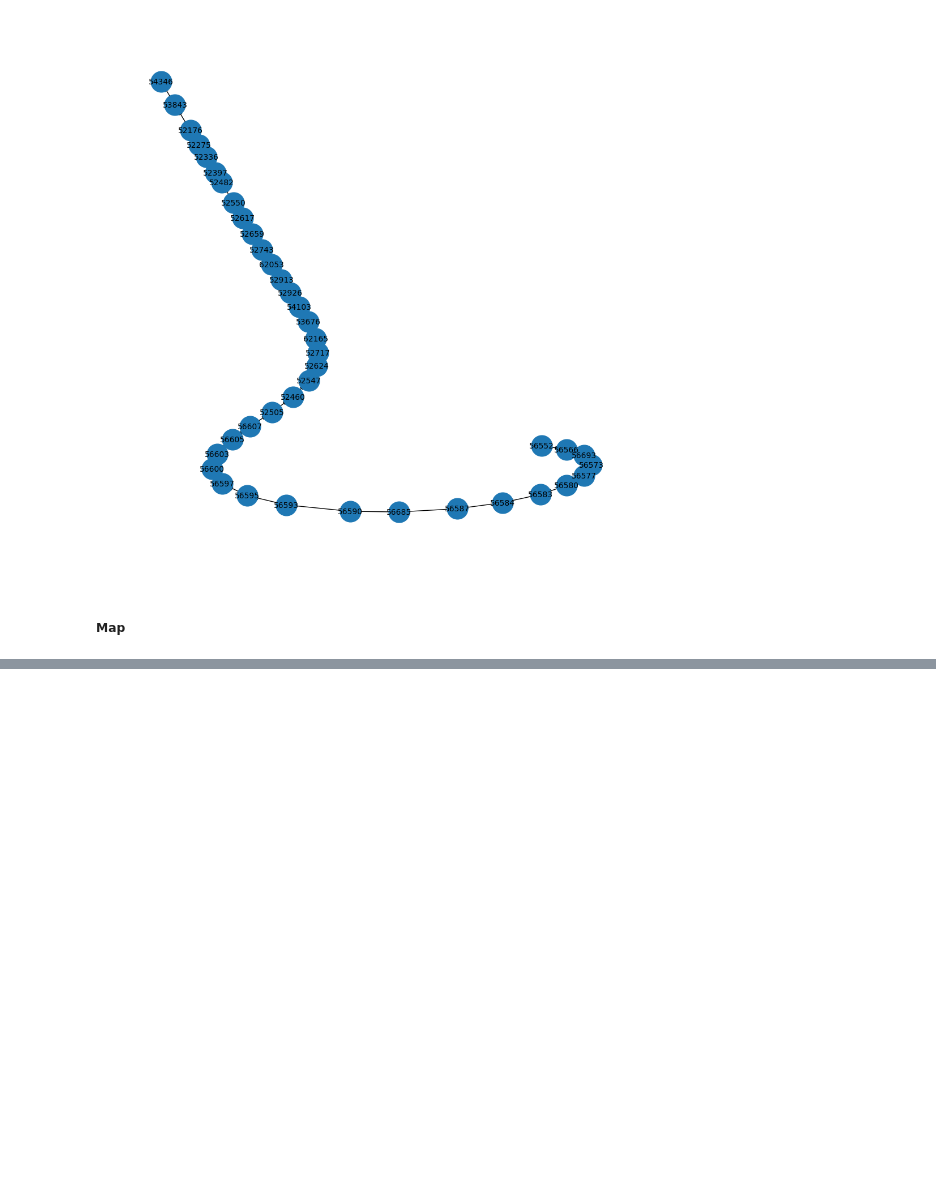
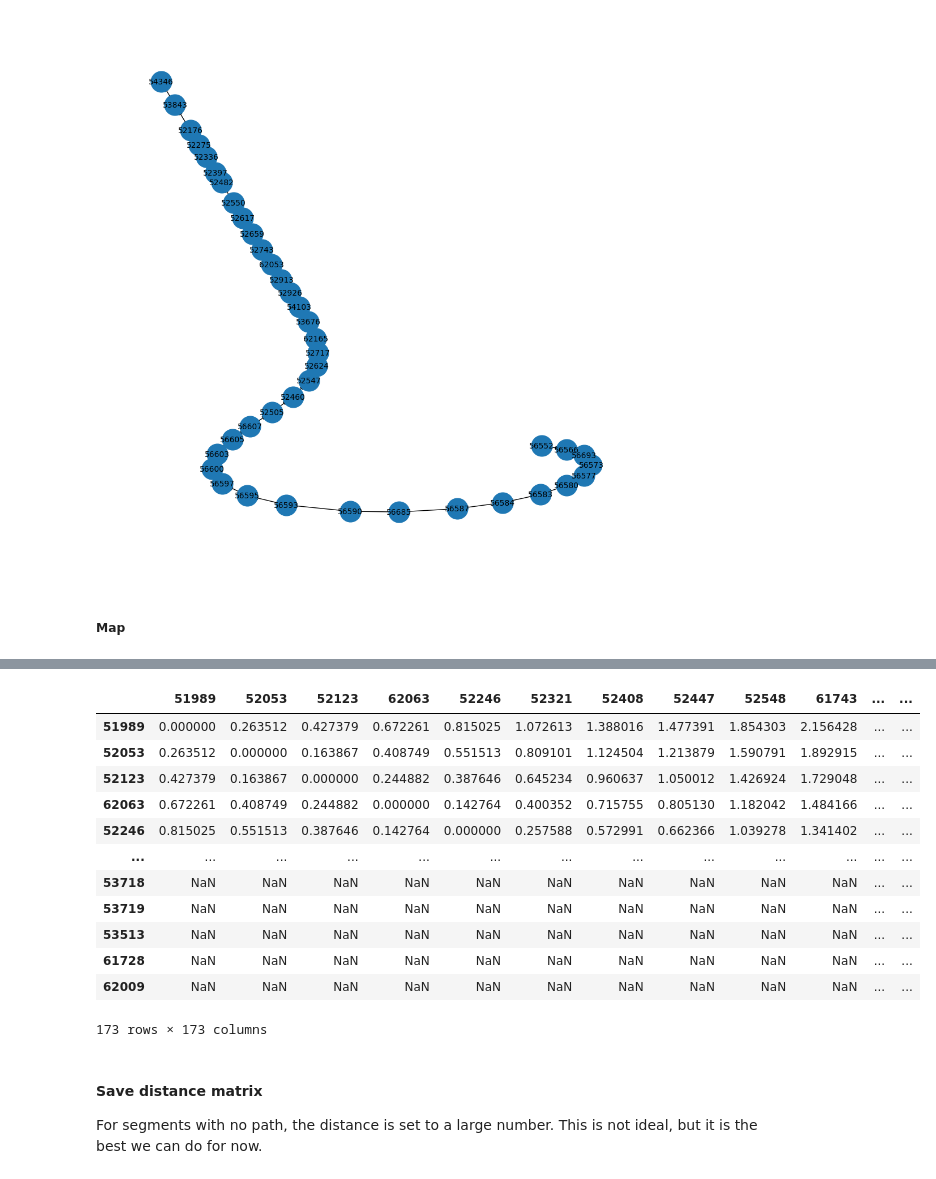
Before and after one commit to lakshyaag/Route-Optimization-STM, a Jupyter notebook: get_distance_matrix.ipynb, the cells around one changed output, grey strips where cells are left out. Cells and saved outputs as stored; diff of their text form; code cells hidden in the pictures; blank space fills up the shorter version.

```diff
--- a/get_distance_matrix.ipynb
+++ b/get_distance_matrix.ipynb
@@ -213,0 +391,2 @@ m
+# %%
+distance_matrix = pd.DataFrame(dict(nx.all_pairs_dijkstra_path_length(combined_graph)))
@@ -213,0 +409,20 @@ m
+# %%
+distance_matrix
+# %% [output]
+|  | 51989 | 52053 | 52123 | 62063 | 52246 | 52321 | 52408 | 52447 | 52548 | 61743 | ... | ... |
+| 51989 | 0.000000 | 0.263512 | 0.427379 | 0.672261 | 0.815025 | 1.072613 | 1.388016 | 1.477391 | 1.854303 | 2.156428 | ... | ... |
+| 52053 | 0.263512 | 0.000000 | 0.163867 | 0.408749 | 0.551513 | 0.809101 | 1.124504 | 1.213879 | 1.590791 | 1.892915 | ... | ... |
+| 52123 | 0.427379 | 0.163867 | 0.000000 | 0.244882 | 0.387646 | 0.645234 | 0.960637 | 1.050012 | 1.426924 | 1.729048 | ... | ... |
+| 62063 | 0.672261 | 0.408749 | 0.244882 | 0.000000 | 0.142764 | 0.400352 | 0.715755 | 0.805130 | 1.182042 | 1.484166 | ... | ... |
+| 52246 | 0.815025 | 0.551513 | 0.387646 | 0.142764 | 0.000000 | 0.257588 | 0.572991 | 0.662366 | 1.039278 | 1.341402 | ... | ... |
+| ... | ... | ... | ... | ... | ... | ... | ... | ... | ... | ... | ... | ... |
+| 53718 | NaN | NaN | NaN | NaN | NaN | NaN | NaN | NaN | NaN | NaN | ... | ... |
+| 53719 | NaN | NaN | NaN | NaN | NaN | NaN | NaN | NaN | NaN | NaN | ... | ... |
+| 53513 | NaN | NaN | NaN | NaN | NaN | NaN | NaN | NaN | NaN | NaN | ... | ... |
+| 61728 | NaN | NaN | NaN | NaN | NaN | NaN | NaN | NaN | NaN | NaN | ... | ... |
+| 62009 | NaN | NaN | NaN | NaN | NaN | NaN | NaN | NaN | NaN | NaN | ... | ... |
+173 rows × 173 columns
+# %% [markdown]
+#### Save distance matrix
+
+For segments with no path, the distance is set to a large number. This is not ideal, but it is the best we can do for now.
```
Also changed, not shown: parts of 25 cells of this notebook, 9 other files.
